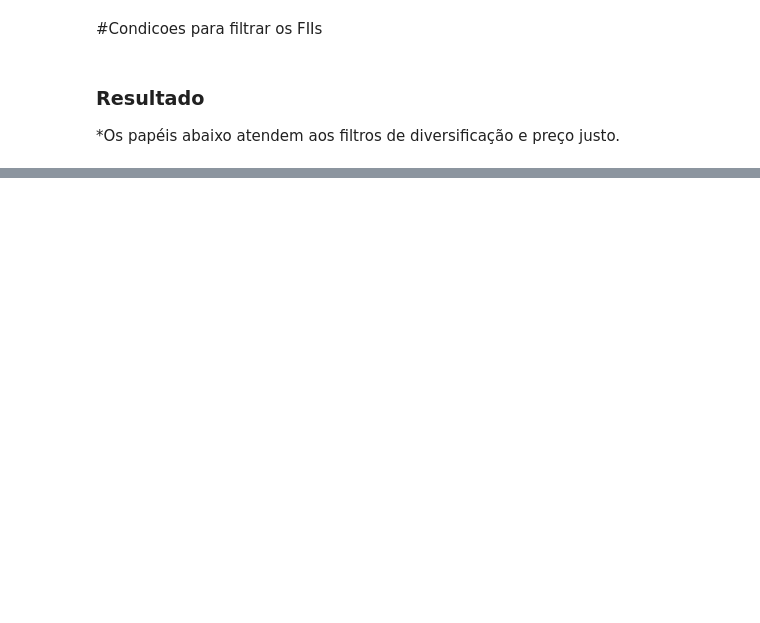
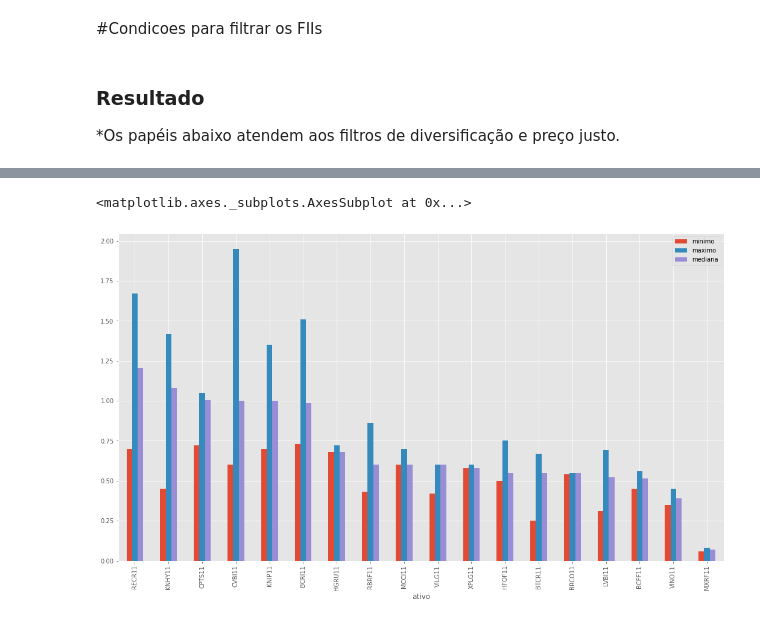
Before and after one commit to AlexandreMinato/Investimentos_FII, a Jupyter notebook: Analises_FII.ipynb, the cells around one changed output, grey strips where cells are left out. Cells and saved outputs as stored; diff of their text form; code cells hidden in the pictures; blank space fills up the shorter version.

```diff
--- a/Analises_FII.ipynb
+++ b/Analises_FII.ipynb
@@ -207,0 +204,43 @@ plt.bar(df_results.ativo, df_results.resultado_previsto)
+# %%
+def capturar_valor_rendimentos(codFII):
+  url_rend = 'https://fiis.com.br/' + codFII
+  dados_rend = requests.get(url_rend,  headers={'User-Agent': 'Mozilla/5.0'})
+  tb_rend = pd.read_html(dados_rend.text, attrs={'id': 'last-revenues--table'})
+  df_rend = tb_rend[0]
+  df_rend.columns = ['data_base', 'data_pagamento', 'cotacao_base', 'div_yeld', 'rendimento']
+  df_rend.insert(0,'ativo', codFII)
+  df_rend.set_index('ativo')
+
+  coluna_monetario = identificar_conteudo_colunas(df_rend, '\$')
+  for column_name in coluna_monetario:
+    df_rend[column_name] = df_rend[column_name].str.replace('.', '')
+    df_rend[column_name] = df_rend[column_name].str.replace(',', '.')
+    df_rend[column_name] = df_rend[column_name].str.replace('[R\$ ,]', '', regex=True).astype(float)
+
+  coluna_percentual = identificar_conteudo_colunas(df_rend, '\%')
+  for column_name in coluna_percentual:
+    df_rend[column_name] = df_rend[column_name].str.replace(',', '.')
+    df_rend[column_name] = df_rend[column_name].str.replace('[%,]', '', regex=True).astype(float)
+    df_rend[column_name] = df_rend[column_name]/100
+
+  #Converter colunas de datas
+  coluna_data = identificar_conteudo_colunas(df_rend, '\/')
+  for column_name in coluna_data:
+    df_rend[column_name] = df_rend[column_name].apply(lambda x: datetime.strptime(x, '%d/%m/%y'))
+
+  df_result = df_rend.groupby('ativo').agg({'rendimento': ['min','max', 'median', 'var', 'mean', 'quantile']})
+  df_result.columns = ['minimo','maximo', 'mediana', 'variacao', 'media', 'quartil']
+  return df_result
+# %%
+df_union = pd.DataFrame(columns=['minimo','maximo', 'mediana', 'variacao', 'media', 'quartil'])
+
+for ind in df_results.index:
+  df_union = df_union.append([capturar_valor_rendimentos(ind)])
+# %%
+ df_union_data = pd.concat([df_union, df_results], axis=1)
+# %%
+plt.style.use('ggplot')
+df_union_data[['minimo', 'maximo', 'mediana']].plot(figsize = (18, 10), grid=True, kind='bar')
+# %% [output]
+<matplotlib.axes._subplots.AxesSubplot at 0x...>
+[figure, added]
```
Also changed, not shown: parts of 8 cells of this notebook.
